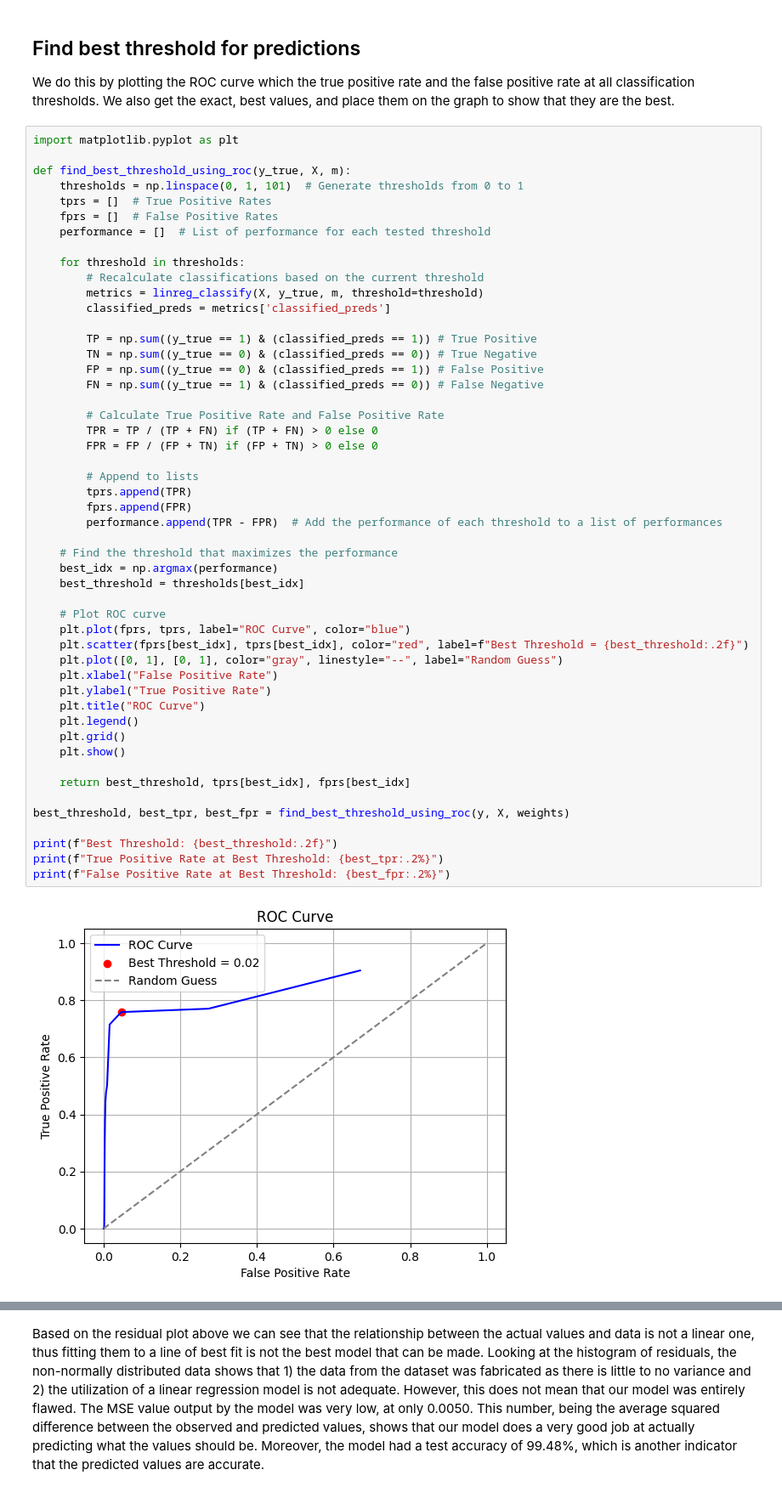
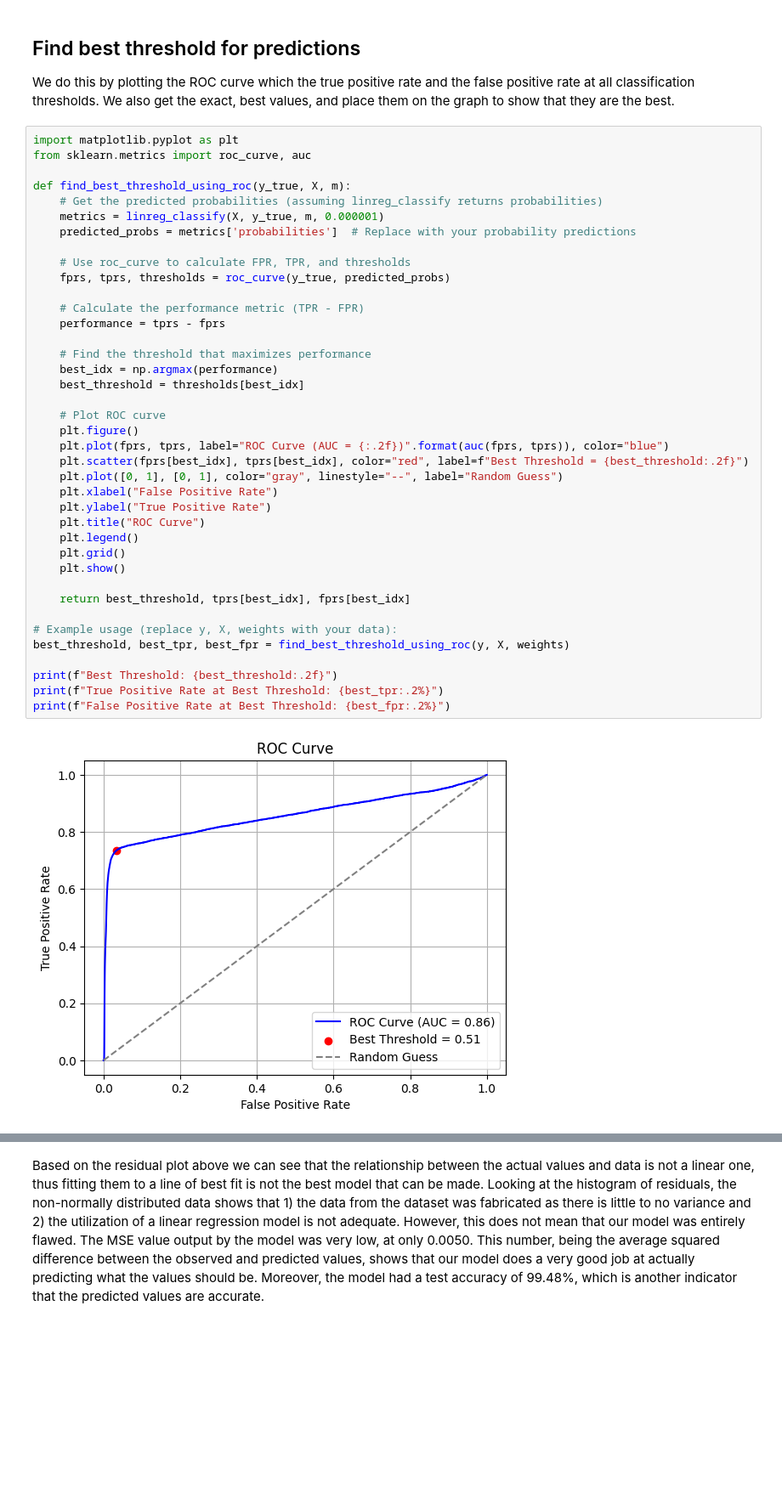
Before and after one commit to liamba05/CreditCardFraudDetection, a Jupyter notebook: Phase3/CCFD_PP3.ipynb, the cells around one changed output, grey strips where cells are left out. Shown: that part at 85% size. Drawn from its saved outputs; the diff is of its cells as text; blank space fills up the shorter version.

```diff
--- a/Phase3/CCFD_PP3.ipynb
+++ b/Phase3/CCFD_PP3.ipynb
@@ -281,53 +281,42 @@ We do this by plotting the ROC curve which the true positive rate and the false
 We also get the exact, best values, and place them on the graph to show that they are the best.
 # %%
 import matplotlib.pyplot as plt
+from sklearn.metrics import roc_curve, auc
 
 def find_best_threshold_using_roc(y_true, X, m):
-    thresholds = np.linspace(0, 1, 101)  # Generate thresholds from 0 to 1
-    tprs = []  # True Positive Rates
-    fprs = []  # False Positive Rates
-    performance = []  # List of performance for each tested threshold
+    # Get the predicted probabilities (assuming linreg_classify returns probabilities)
+    metrics = linreg_classify(X, y_true, m, 0.000001)
+    predicted_probs = metrics['probabilities']  # Replace with your probability predictions
 
-    for threshold in thresholds:
-        # Recalculate classifications based on the current threshold
-        metrics = linreg_classify(X, y_true, m, threshold=threshold)
-        classified_preds = metrics['classified_preds']
+    # Use roc_curve to calculate FPR, TPR, and thresholds
+    fprs, tprs, thresholds = roc_curve(y_true, predicted_probs)
 
-        TP = np.sum((y_true == 1) & (classified_preds == 1)) # True Positive
-        TN = np.sum((y_true == 0) & (classified_preds == 0)) # True Negative
-        FP = np.sum((y_true == 0) & (classified_preds == 1)) # False Positive
-        FN = np.sum((y_true == 1) & (classified_preds == 0)) # False Negative
+    # Calculate the performance metric (TPR - FPR)
+    performance = tprs - fprs
 
-        # Calculate True Positive Rate and False Positive Rate
-        TPR = TP / (TP + FN) if (TP + FN) > 0 else 0
-        FPR = FP / (FP + TN) if (FP + TN) > 0 else 0
-
-        # Append to lists
-        tprs.append(TPR)
-        fprs.append(FPR)
-        performance.append(TPR - FPR)  # Add the performance of each threshold to a list of performances
-
-    # Find the threshold that maximizes the performance
+    # Find the threshold that maximizes performance
     best_idx = np.argmax(performance)
     best_threshold = thresholds[best_idx]
 
     # Plot ROC curve
-    plt.plot(fprs, tprs, label="ROC Curve", color="blue")
+    plt.figure()
+    plt.plot(fprs, tprs, label="ROC Curve (AUC = {:.2f})".format(auc(fprs, tprs)), color="blue")
     plt.scatter(fprs[best_idx], tprs[best_idx], color="red", label=f"Best Threshold = {best_threshold:.2f}")
     plt.plot([0, 1], [0, 1], color="gray", linestyle="--", label="Random Guess")
     plt.xlabel("False Positive Rate")
     plt.ylabel("True Positive Rate")
     plt.title("ROC Curve")
     plt.legend()
     plt.grid()
     plt.show()
 
     return best_threshold, tprs[best_idx], fprs[best_idx]
 
+# Example usage (replace y, X, weights with your data):
 best_threshold, best_tpr, best_fpr = find_best_threshold_using_roc(y, X, weights)
 
 print(f"Best Threshold: {best_threshold:.2f}")
 print(f"True Positive Rate at Best Threshold: {best_tpr:.2%}")
 print(f"False Positive Rate at Best Threshold: {best_fpr:.2%}")
 # %% [output]
-[figure, old version]
+[figure, new version]
```
Also changed, not shown: parts of 9 cells of this notebook.
